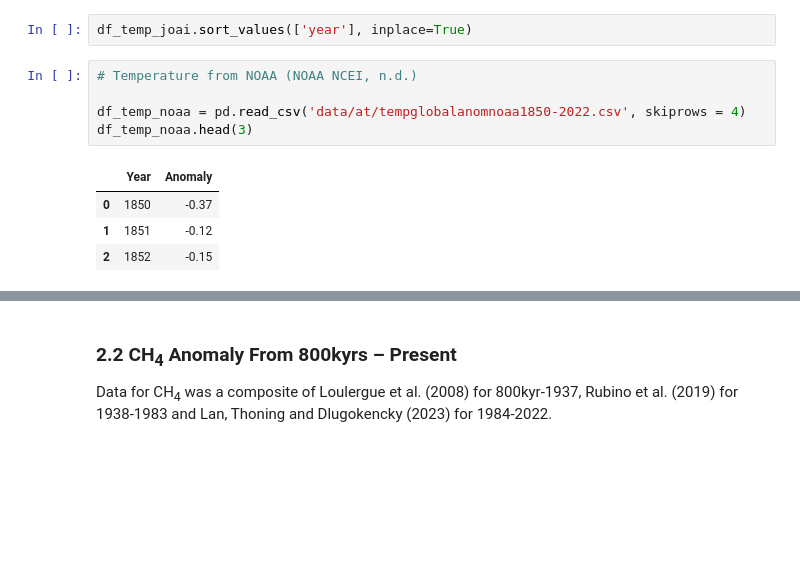
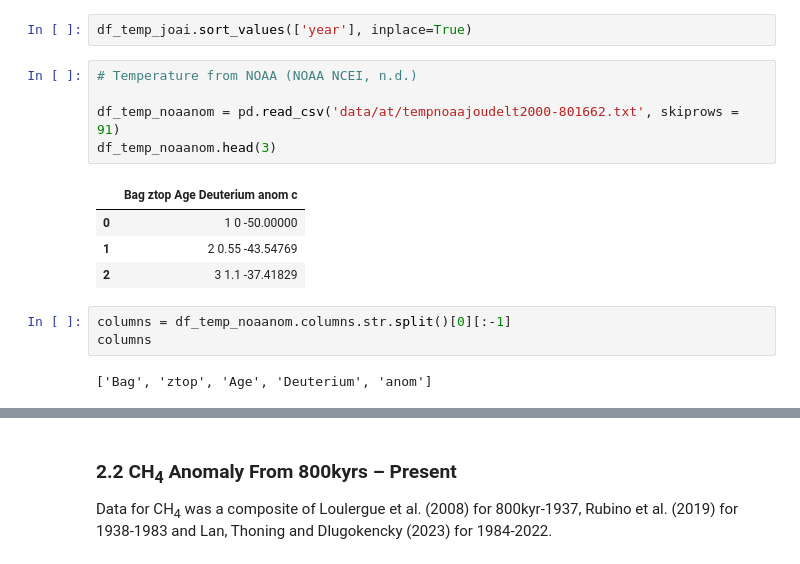
Before and after one commit to nurbujang/2progdaw23, a Jupyter notebook: project2.ipynb, the cells around one changed output, grey strips where cells are left out. Saved outputs shown, nothing was run; the diff lists cells and outputs as text; blank space fills up the shorter version.

```diff
--- a/project2.ipynb
+++ b/project2.ipynb
@@ -255,10 +257,15 @@ df_temp_joai.sort_values(['year'], inplace=True)
 # %%
 # Temperature from NOAA (NOAA NCEI, n.d.)
 
-df_temp_noaa = pd.read_csv('data/at/tempglobalanomnoaa1850-2022.csv', skiprows = 4)
-df_temp_noaa.head(3)
+df_temp_noaanom = pd.read_csv('data/at/tempnoaajoudelt2000-801662.txt', skiprows = 91)
+df_temp_noaanom.head(3)
 # %% [output]
-|  | Year | Anomaly |
-| 0 | 1850 | -0.37 |
-| 1 | 1851 | -0.12 |
-| 2 | 1852 | -0.15 |
+|  | Bag ztop Age Deuterium anom c |
+| 0 | 1 0 -50.00000 |
+| 1 | 2 0.55 -43.54769 |
+| 2 | 3 1.1 -37.41829 |
+# %%
+columns = df_temp_noaanom.columns.str.split()[0][:-1]
+columns
+# %% [output]
+['Bag', 'ztop', 'Age', 'Deuterium', 'anom']
```
Also changed, not shown: parts of 24 cells of this notebook, 11 other files.
